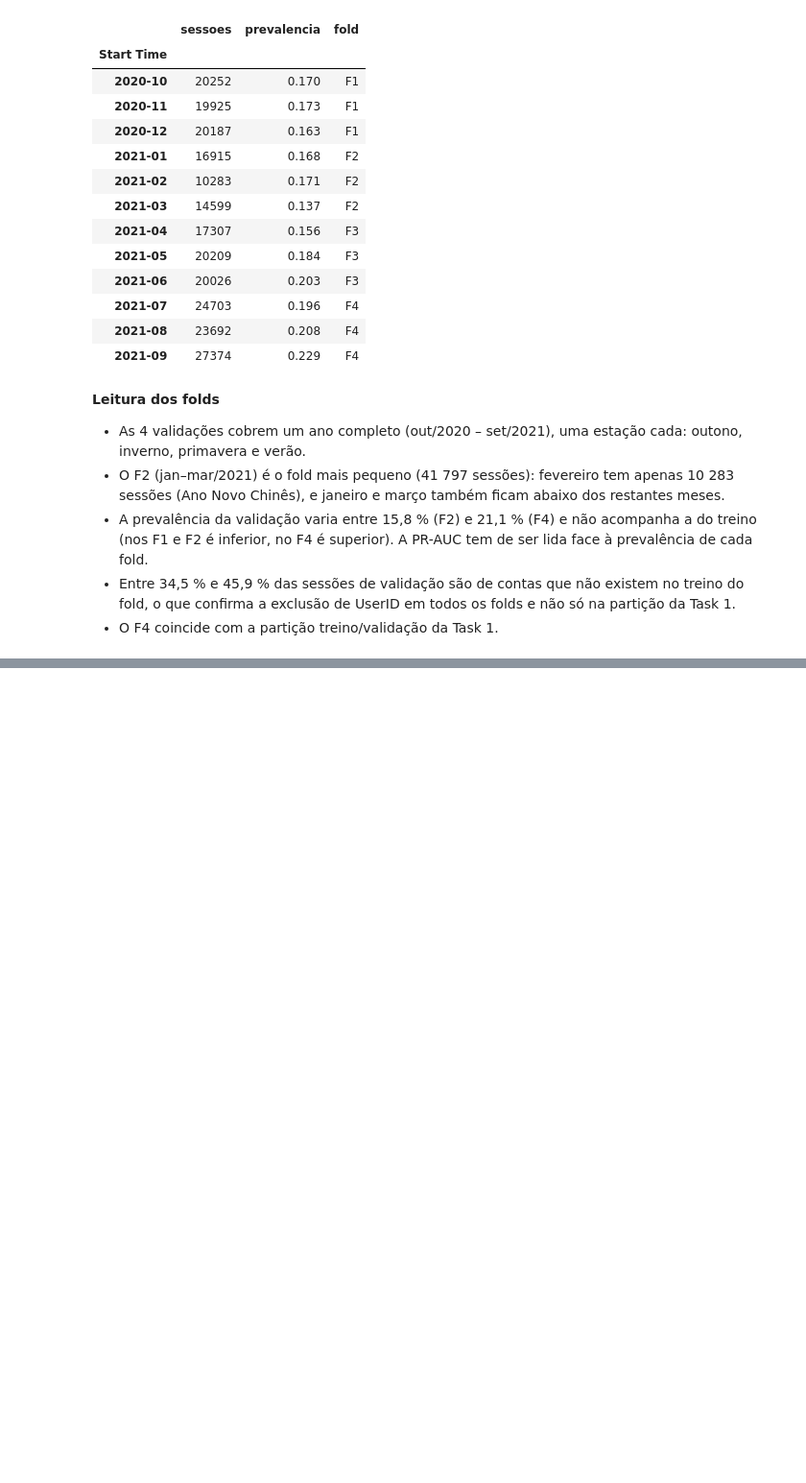
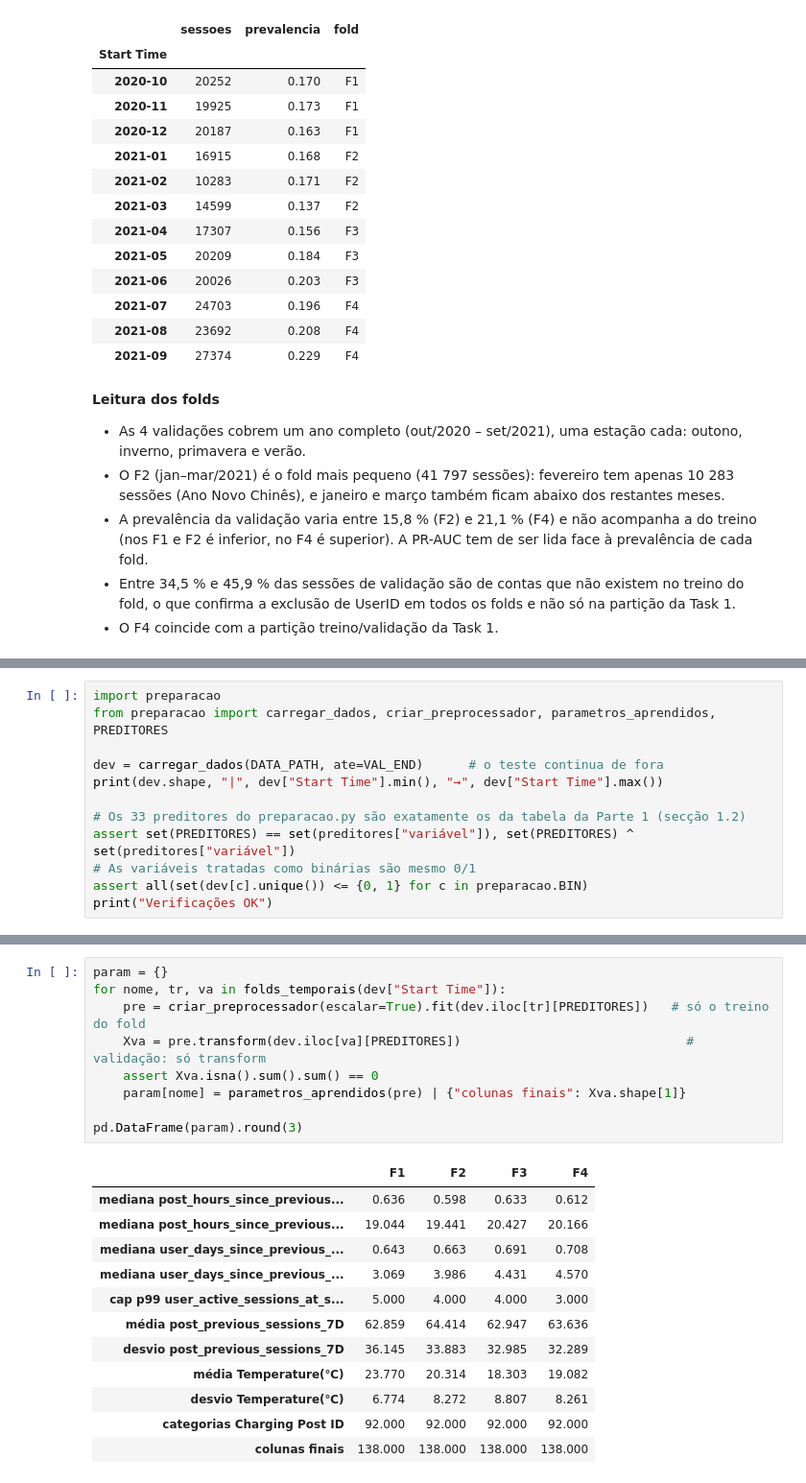
Before and after one commit to 1231478-Ellah-Fleischmann/MINDD-PROJETO, a Jupyter notebook: task2.ipynb, the cells around one changed output, grey strips where cells are left out. Shown at 96% size. Cells and saved outputs as stored; diff of their text form; blank space fills up the shorter version.

Commit message:
inicio de pré-processamento dentro de cada fold

```diff
--- a/task2.ipynb
+++ b/task2.ipynb
@@ -489,0 +495,12 @@ mensal.loc["2020-10":"2021-09"]
+# %%
+import preparacao
+from preparacao import carregar_dados, criar_preprocessador, parametros_aprendidos, PREDITORES
+
+dev = carregar_dados(DATA_PATH, ate=VAL_END)      # o teste continua de fora
+print(dev.shape, "|", dev["Start Time"].min(), "→", dev["Start Time"].max())
+
+# Os 33 preditores do preparacao.py são exatamente os da tabela da Parte 1 (secção 1.2)
+assert set(PREDITORES) == set(preditores["variável"]), set(PREDITORES) ^ set(preditores["variável"])
+# As variáveis tratadas como binárias são mesmo 0/1
+assert all(set(dev[c].unique()) <= {0, 1} for c in preparacao.BIN)
+print("Verificações OK")
@@ -489,0 +510,22 @@ mensal.loc["2020-10":"2021-09"]
+# %%
+param = {}
+for nome, tr, va in folds_temporais(dev["Start Time"]):
+    pre = criar_preprocessador(escalar=True).fit(dev.iloc[tr][PREDITORES])   # só o treino do fold
+    Xva = pre.transform(dev.iloc[va][PREDITORES])                              # validação: só transform
+    assert Xva.isna().sum().sum() == 0
+    param[nome] = parametros_aprendidos(pre) | {"colunas finais": Xva.shape[1]}
+
+pd.DataFrame(param).round(3)
+# %% [output]
+|  | F1 | F2 | F3 | F4 |
+| mediana post_hours_since_previous... | 0.636 | 0.598 | 0.633 | 0.612 |
+| mediana post_hours_since_previous... | 19.044 | 19.441 | 20.427 | 20.166 |
+| mediana user_days_since_previous_... | 0.643 | 0.663 | 0.691 | 0.708 |
+| mediana user_days_since_previous_... | 3.069 | 3.986 | 4.431 | 4.570 |
+| cap p99 user_active_sessions_at_s... | 5.000 | 4.000 | 4.000 | 3.000 |
+| média post_previous_sessions_7D | 62.859 | 64.414 | 62.947 | 63.636 |
+| desvio post_previous_sessions_7D | 36.145 | 33.883 | 32.985 | 32.289 |
+| média Temperature(℃) | 23.770 | 20.314 | 18.303 | 19.082 |
+| desvio Temperature(℃) | 6.774 | 8.272 | 8.807 | 8.261 |
+| categorias Charging Post ID | 92.000 | 92.000 | 92.000 | 92.000 |
+| colunas finais | 138.000 | 138.000 | 138.000 | 138.000 |
```
Also changed, not shown: parts of 2 cells of this notebook.
